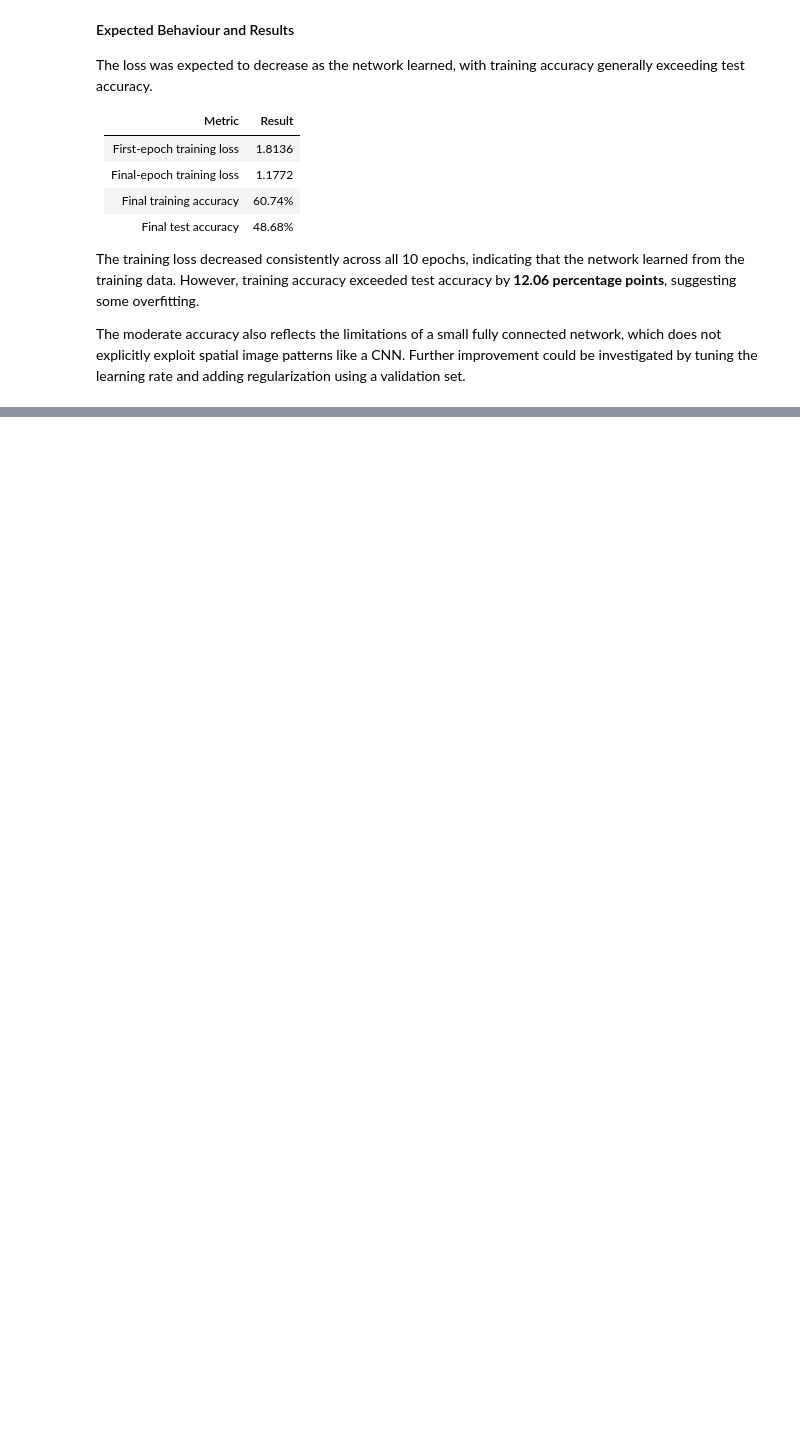
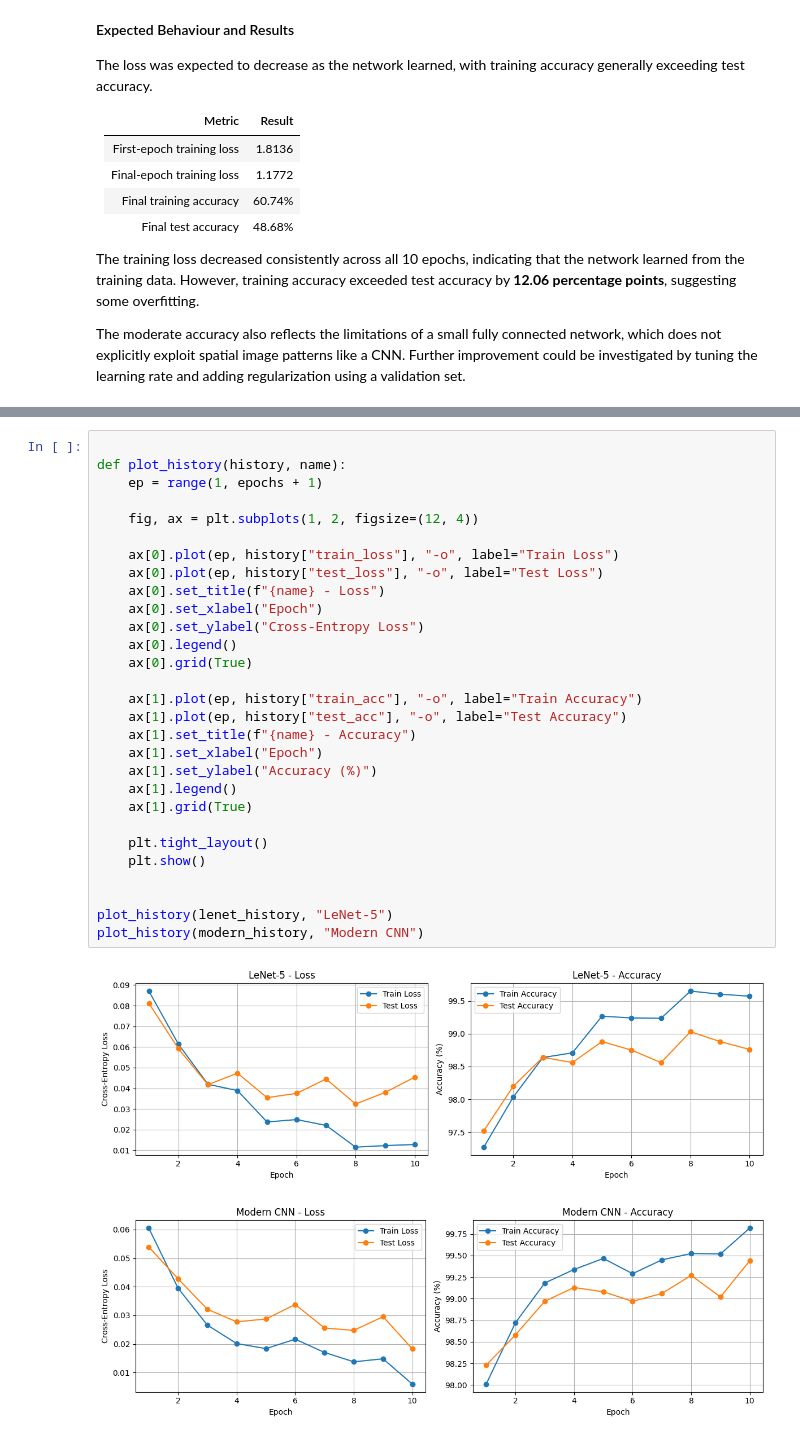
Before and after one commit to Gimadikaram/A03-on-CNNs, a Jupyter notebook: Notebook.ipynb, the cells around one changed output, grey strips where cells are left out. Drawn from its saved outputs; the diff is of its cells as text; blank space fills up the shorter version.

```diff
--- a/Notebook.ipynb
+++ b/Notebook.ipynb
@@ -204,0 +430,32 @@ The moderate accuracy also reflects the limitations of a small fully connected n
+# %%
+
+def plot_history(history, name):
+    ep = range(1, epochs + 1)
+
+    fig, ax = plt.subplots(1, 2, figsize=(12, 4))
+
+    ax[0].plot(ep, history["train_loss"], "-o", label="Train Loss")
+    ax[0].plot(ep, history["test_loss"], "-o", label="Test Loss")
+    ax[0].set_title(f"{name} - Loss")
+    ax[0].set_xlabel("Epoch")
+    ax[0].set_ylabel("Cross-Entropy Loss")
+    ax[0].legend()
+    ax[0].grid(True)
+
+    ax[1].plot(ep, history["train_acc"], "-o", label="Train Accuracy")
+    ax[1].plot(ep, history["test_acc"], "-o", label="Test Accuracy")
+    ax[1].set_title(f"{name} - Accuracy")
+    ax[1].set_xlabel("Epoch")
+    ax[1].set_ylabel("Accuracy (%)")
+    ax[1].legend()
+    ax[1].grid(True)
+
+    plt.tight_layout()
+    plt.show()
+
+
+plot_history(lenet_history, "LeNet-5")
+plot_history(modern_history, "Modern CNN")
+# %% [output]
+[figure, added]
+[figure, added]
```
Also changed, not shown: parts of 7 cells of this notebook.
